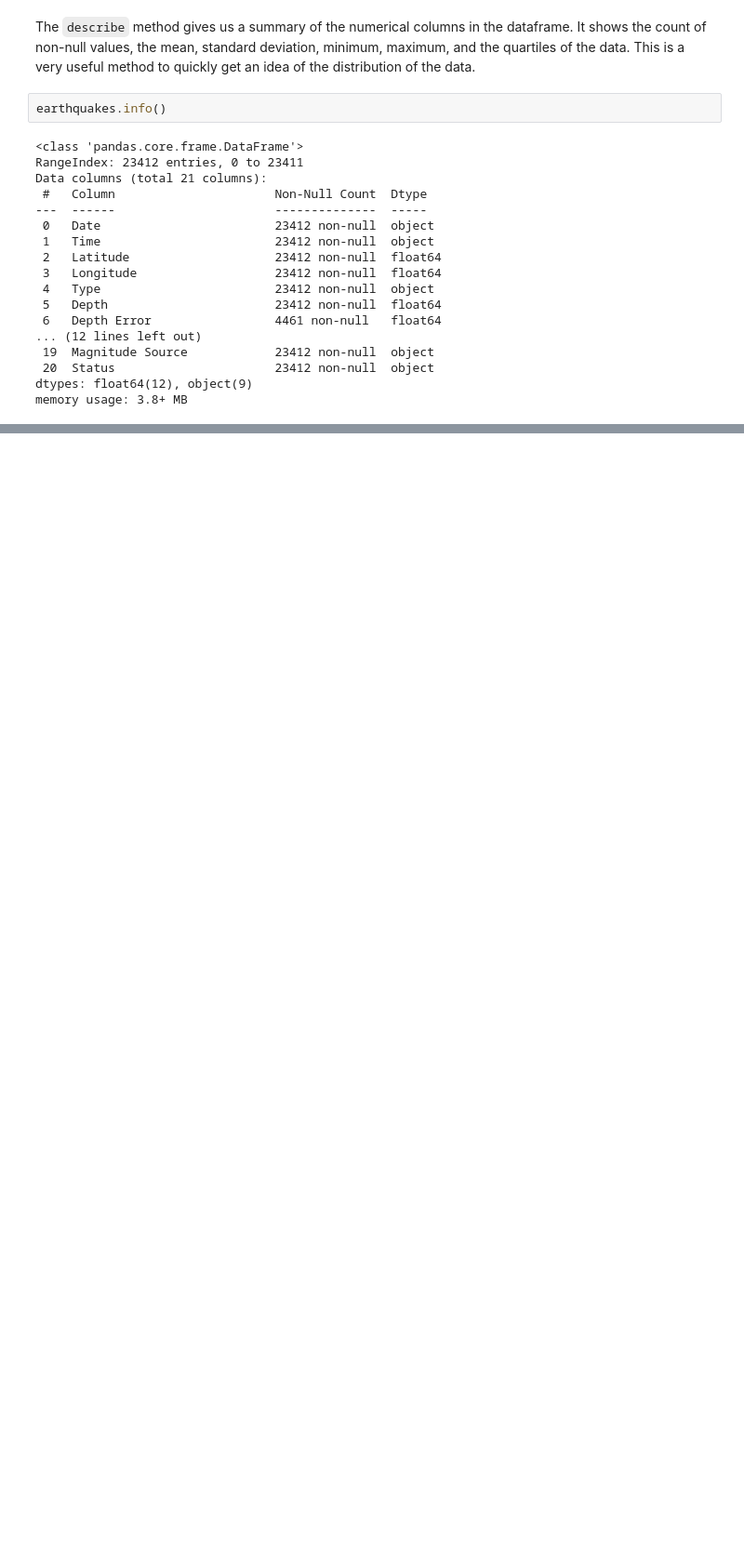
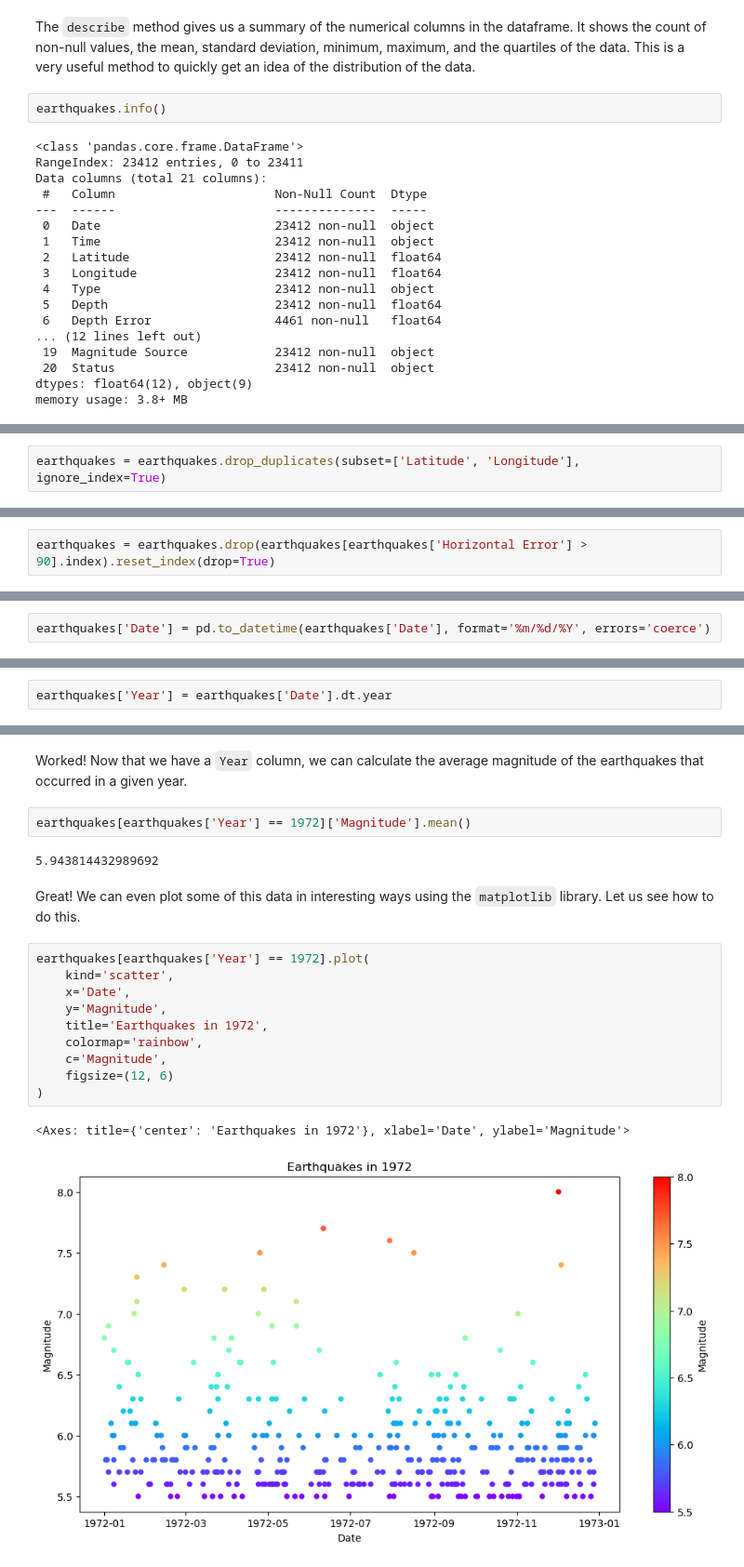
Before and after one commit to pedro-leitao/pedro-leitao.github.io, a Jupyter notebook: python-for-students/diving-into-data.ipynb, the cells around one changed output, grey strips where cells are left out. Shown: that part at 93% size. Drawn from its saved outputs; the diff is of its cells as text; blank space fills up the shorter version.

```diff
--- a/python-for-students/diving-into-data.ipynb
+++ b/python-for-students/diving-into-data.ipynb
@@ -119,0 +233,2 @@ Data quality is a very important aspect of data analysis. If the data is not cle
+# %%
+earthquakes = earthquakes.drop_duplicates(subset=['Latitude', 'Longitude'], ignore_index=True)
@@ -119,0 +245,2 @@ Data quality is a very important aspect of data analysis. If the data is not cle
+# %%
+earthquakes = earthquakes.drop(earthquakes[earthquakes['Horizontal Error'] > 90].index).reset_index(drop=True)
@@ -119,0 +287,2 @@ Data quality is a very important aspect of data analysis. If the data is not cle
+# %%
+earthquakes['Date'] = pd.to_datetime(earthquakes['Date'], format='%m/%d/%Y', errors='coerce')
@@ -119,0 +293,2 @@ Data quality is a very important aspect of data analysis. If the data is not cle
+# %%
+earthquakes['Year'] = earthquakes['Date'].dt.year
@@ -119,0 +318,21 @@ Data quality is a very important aspect of data analysis. If the data is not cle
+# %% [markdown]
+Worked! Now that we have a `Year` column, we can calculate the average magnitude of the earthquakes that occurred in a given year.
+# %%
+earthquakes[earthquakes['Year'] == 1972]['Magnitude'].mean()
+# %% [output]
+5.943814432989692
+# %% [markdown]
+Great! We can even plot some of this data in interesting ways using the `matplotlib` library. Let us see how to do this.
+# %%
+earthquakes[earthquakes['Year'] == 1972].plot(
+    kind='scatter',
+    x='Date',
+    y='Magnitude',
+    title='Earthquakes in 1972',
+    colormap='rainbow',
+    c='Magnitude',
+    figsize=(12, 6)
+)
+# %% [output]
+<Axes: title={'center': 'Earthquakes in 1972'}, xlabel='Date', ylabel='Magnitude'>
+[figure, added]
```
Also changed, not shown: parts of 36 cells of this notebook, 1 other file.
